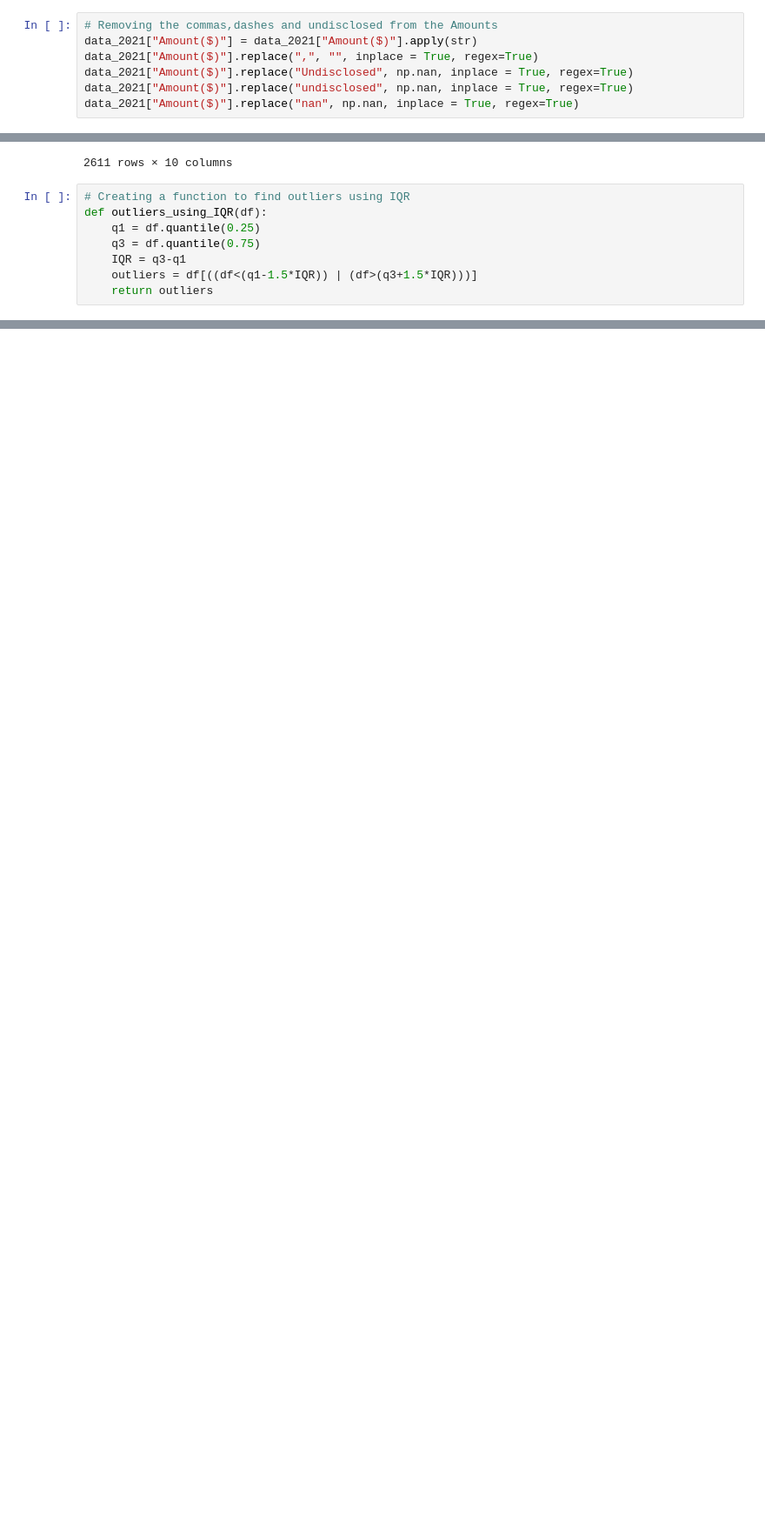
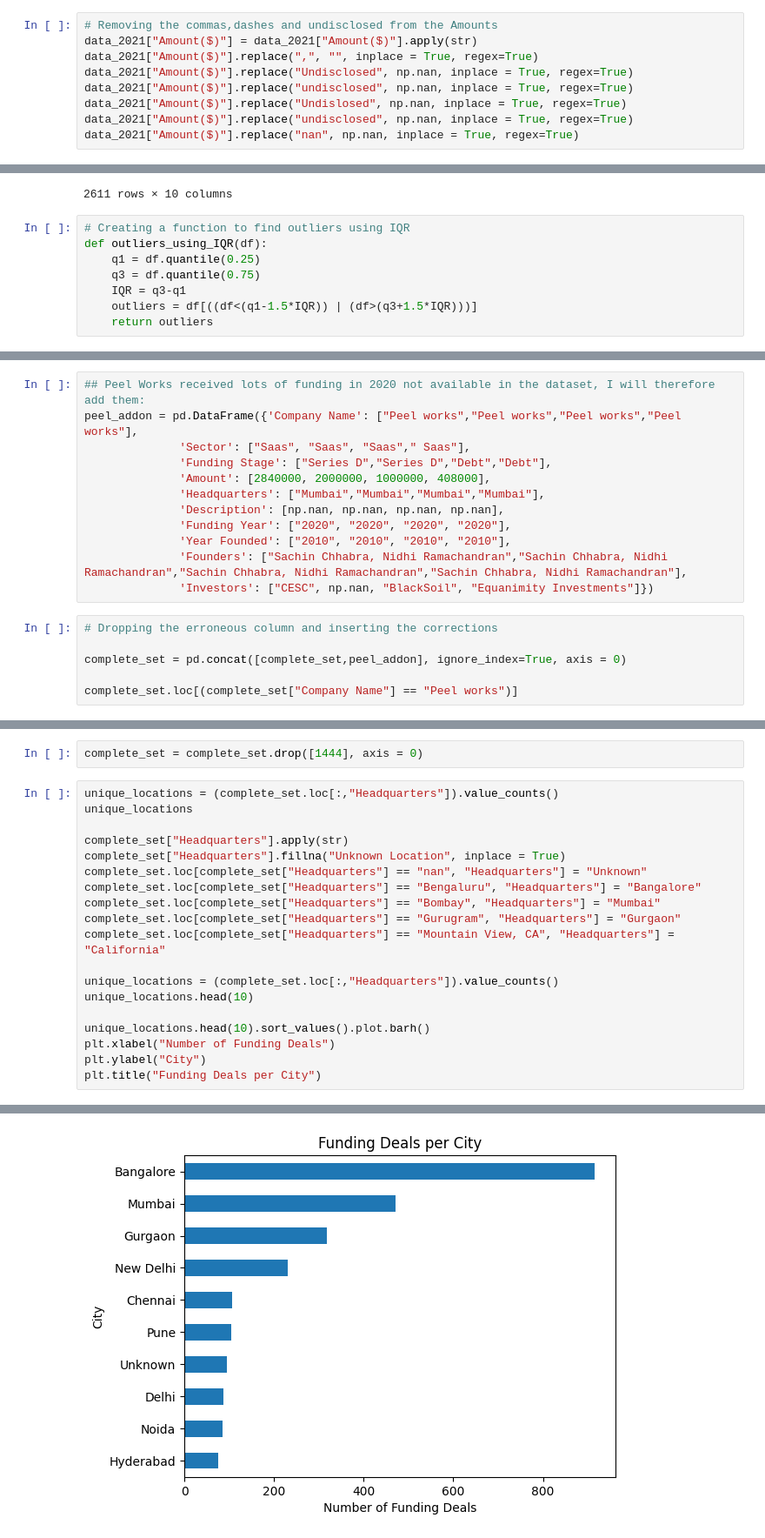
Before and after one commit to GYASIHAYFORD/TEAM_HAVANA1, a Jupyter notebook: Indian_Start_Up_Fund.ipynb, the cells around one changed output, grey strips where cells are left out. Shown at 87% size. Saved outputs shown, nothing was run; the diff lists cells and outputs as text; blank space fills up the shorter version.

```diff
--- a/Indian_Start_Up_Fund.ipynb
+++ b/Indian_Start_Up_Fund.ipynb
@@ -347,6 +347,8 @@ data_2021["Amount($)"] = data_2021["Amount($)"].apply(str)
 data_2021["Amount($)"].replace(",", "", inplace = True, regex=True)
 data_2021["Amount($)"].replace("Undisclosed", np.nan, inplace = True, regex=True)
 data_2021["Amount($)"].replace("undisclosed", np.nan, inplace = True, regex=True)
+data_2021["Amount($)"].replace("Undislosed", np.nan, inplace = True, regex=True)
+data_2021["Amount($)"].replace("undisclosed", np.nan, inplace = True, regex=True)
 data_2021["Amount($)"].replace("nan", np.nan, inplace = True, regex=True)
 # %%
 # FanPlay has duplicated, and has wrongly placed amounts.
@@ -728,0 +729,18 @@ TypeError: '<' not supported between instances of 'float' and 'str'
+# %%
+## Peel Works received lots of funding in 2020 not available in the dataset, I will therefore add them:
+peel_addon = pd.DataFrame({'Company Name': ["Peel works","Peel works","Peel works","Peel works"],
+              'Sector': ["Saas", "Saas", "Saas"," Saas"],
+              'Funding Stage': ["Series D","Series D","Debt","Debt"],
+              'Amount': [2840000, 2000000, 1000000, 408000],
+              'Headquarters': ["Mumbai","Mumbai","Mumbai","Mumbai"],
+              'Description': [np.nan, np.nan, np.nan, np.nan],
+              'Funding Year': ["2020", "2020", "2020", "2020"],
+              'Year Founded': ["2010", "2010", "2010", "2010"],
+              'Founders': ["Sachin Chhabra, Nidhi Ramachandran","Sachin Chhabra, Nidhi Ramachandran","Sachin Chhabra, Nidhi Ramachandran","Sachin Chhabra, Nidhi Ramachandran"],
+              'Investors': ["CESC", np.nan, "BlackSoil", "Equanimity Investments"]})
+# %%
+# Dropping the erroneous column and inserting the corrections
+
+complete_set = pd.concat([complete_set,peel_addon], ignore_index=True, axis = 0)
+
+complete_set.loc[(complete_set["Company Name"] == "Peel works")]
@@ -728,0 +754,22 @@ TypeError: '<' not supported between instances of 'float' and 'str'
+# %%
+complete_set = complete_set.drop([1444], axis = 0)
+# %%
+unique_locations = (complete_set.loc[:,"Headquarters"]).value_counts()
+unique_locations
+
+complete_set["Headquarters"].apply(str)
+complete_set["Headquarters"].fillna("Unknown Location", inplace = True)
+complete_set.loc[complete_set["Headquarters"] == "nan", "Headquarters"] = "Unknown"
+complete_set.loc[complete_set["Headquarters"] == "Bengaluru", "Headquarters"] = "Bangalore"
+complete_set.loc[complete_set["Headquarters"] == "Bombay", "Headquarters"] = "Mumbai"
+complete_set.loc[complete_set["Headquarters"] == "Gurugram", "Headquarters"] = "Gurgaon"
+complete_set.loc[complete_set["Headquarters"] == "Mountain View, CA", "Headquarters"] = "California"
+
+unique_locations = (complete_set.loc[:,"Headquarters"]).value_counts()
+unique_locations.head(10)
+
+unique_locations.head(10).sort_values().plot.barh()
+plt.xlabel("Number of Funding Deals")
+plt.ylabel("City")
+plt.title("Funding Deals per City")
+# %% [output]
@@ -728,0 +777 @@ TypeError: '<' not supported between instances of 'float' and 'str'
+[figure, added]
```
Also changed, not shown: parts of 10 cells of this notebook.
